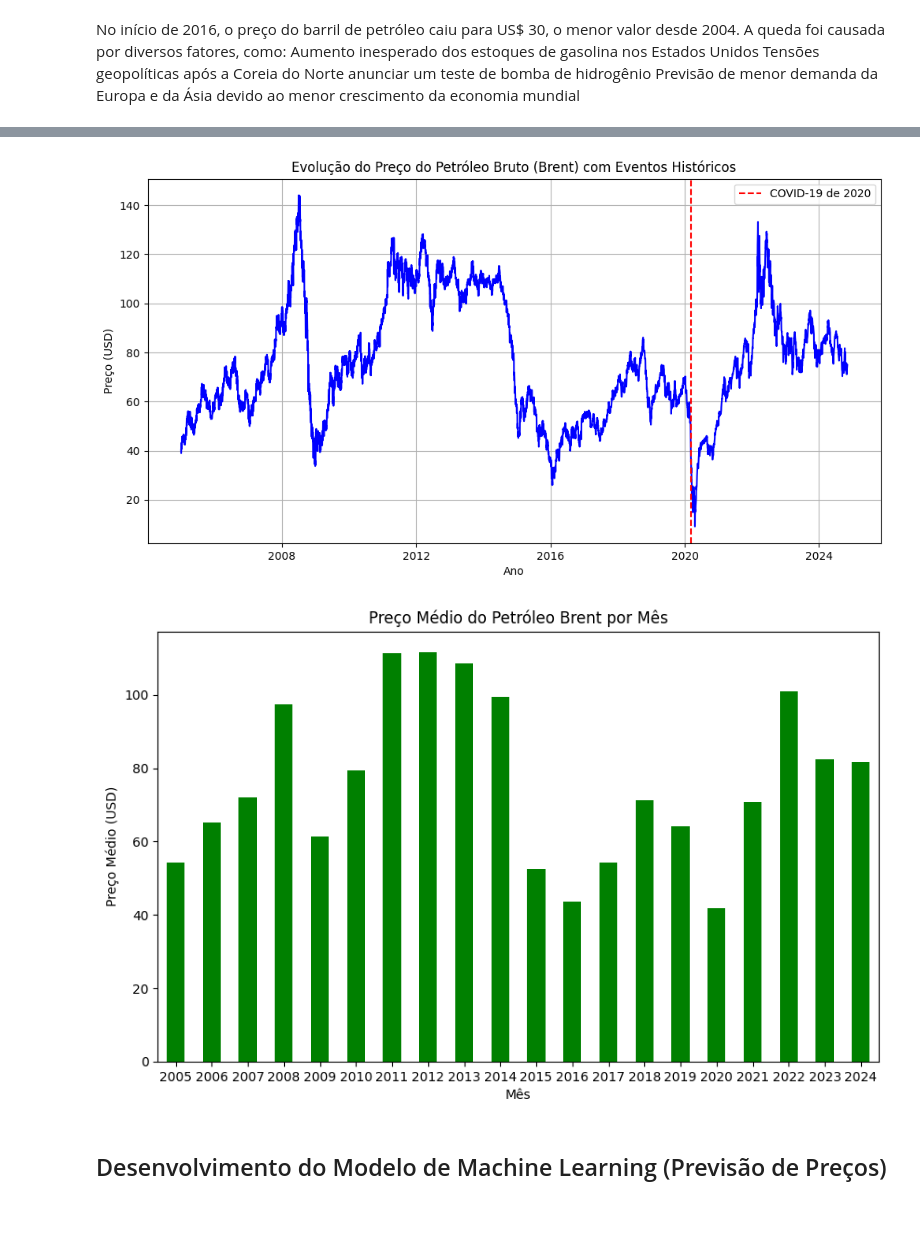
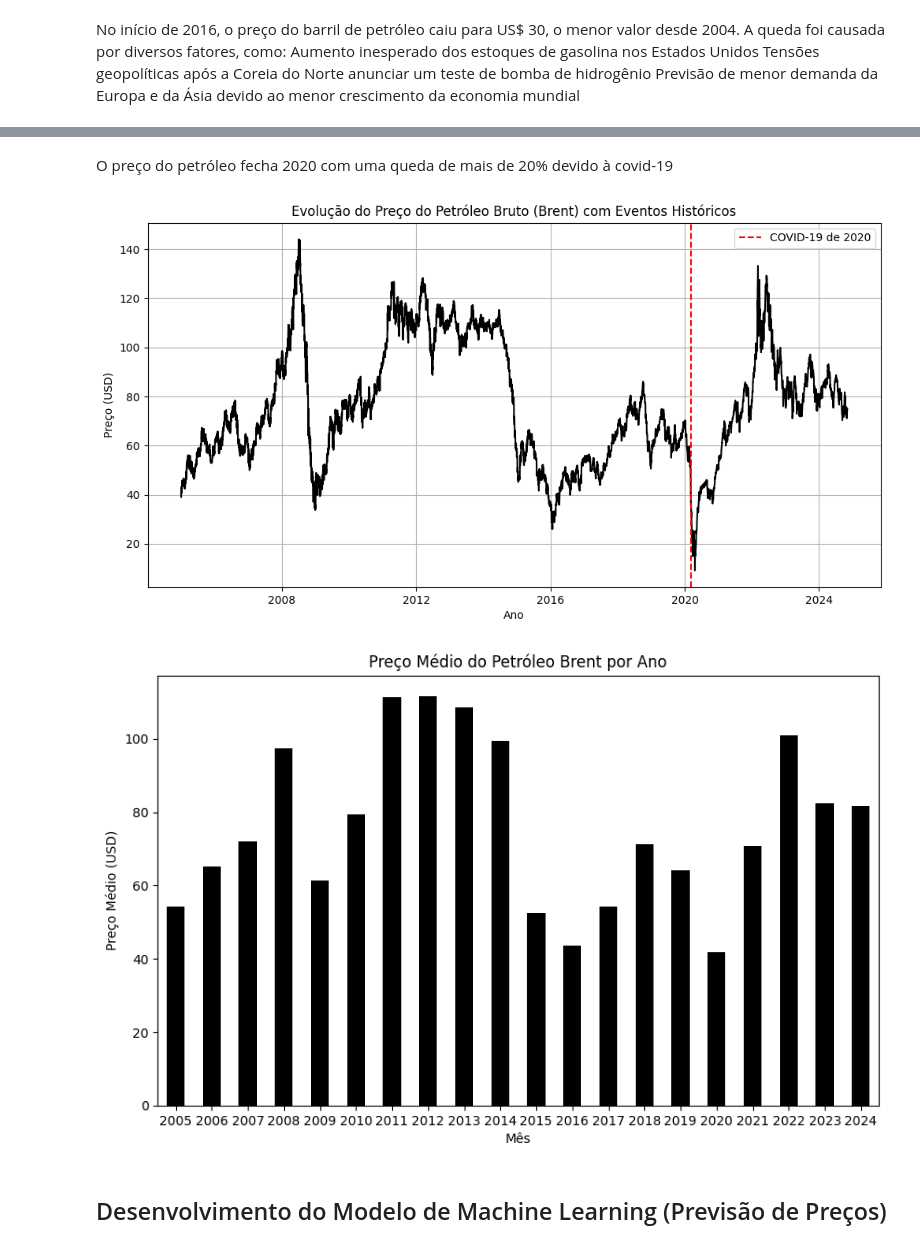
Before and after one commit to SinxCode/Tech_Challente_Streamlit, a Jupyter notebook: AnaliseDados.ipynb, the cells around one changed output, grey strips where cells are left out. Saved outputs shown, nothing was run; the diff lists cells and outputs as text; code cells hidden in the pictures; blank space fills up the shorter version.

```diff
--- a/AnaliseDados.ipynb
+++ b/AnaliseDados.ipynb
@@ -138,7 +132,9 @@ plt.show()
+# %% [markdown]
+O preço do petróleo fecha 2020 com uma queda de mais de 20% devido à covid-19
 # %%
 # Adicionar uma linha vertical para a Pandemia de 2020
 plt.figure(figsize=(12, 6))
-plt.plot(df['Data'], df['Preço - petróleo bruto - Brent (FOB)'], color='b')
+plt.plot(df['Data'], df['Preço - petróleo bruto - Brent (FOB)'], color='black')
 plt.axvline(pd.to_datetime('2020-03-11'), color='r', linestyle='--', label="COVID-19 de 2020")
 plt.title('Evolução do Preço do Petróleo Bruto (Brent) com Eventos Históricos')
 plt.xlabel('Ano')
@@ -147,24 +143,24 @@ plt.legend()
 plt.grid(True)
 plt.show()
 # %% [output]
-[figure, old version]
+[figure, new version]
 # %%
 # Extração do ano para análise sazonal
 df['Ano'] = df['Data'].dt.year
 
-# Média de preço por mês
+# Média de preço por ano
 media_mensal = df.groupby('Ano')['Preço - petróleo bruto - Brent (FOB)'].mean()
 
-# Gráfico de sazonalidade (média mensal)
+# Gráfico de sazonalidade (média anual)
 plt.figure(figsize=(10, 6))
-media_mensal.plot(kind='bar', color='green')
-plt.title('Preço Médio do Petróleo Brent por Mês')
+media_mensal.plot(kind='bar', color='black')
+plt.title('Preço Médio do Petróleo Brent por Ano')
 plt.xlabel('Mês')
 plt.ylabel('Preço Médio (USD)')
 plt.xticks(rotation=0)
 plt.show()
 # %% [output]
-[figure, old version]
+[figure, new version]
 # %% [markdown]
  ## Desenvolvimento do Modelo de Machine Learning (Previsão de Preços)
 # %%
```
Also changed, not shown: parts of 12 cells of this notebook.
